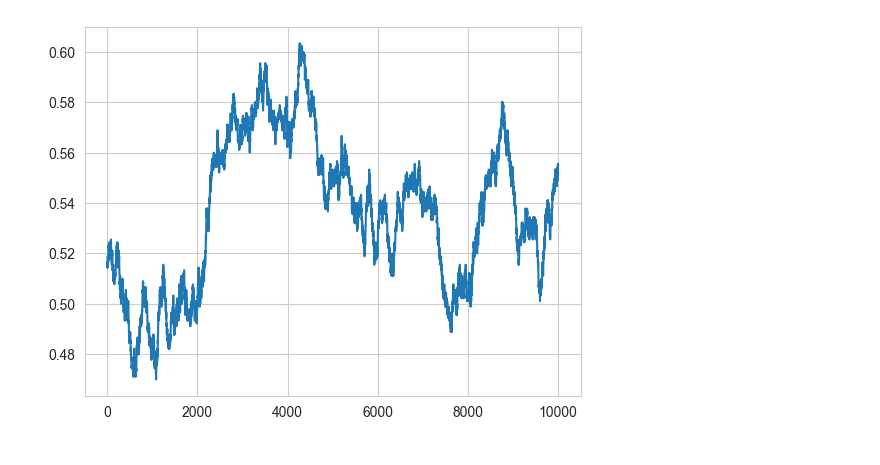
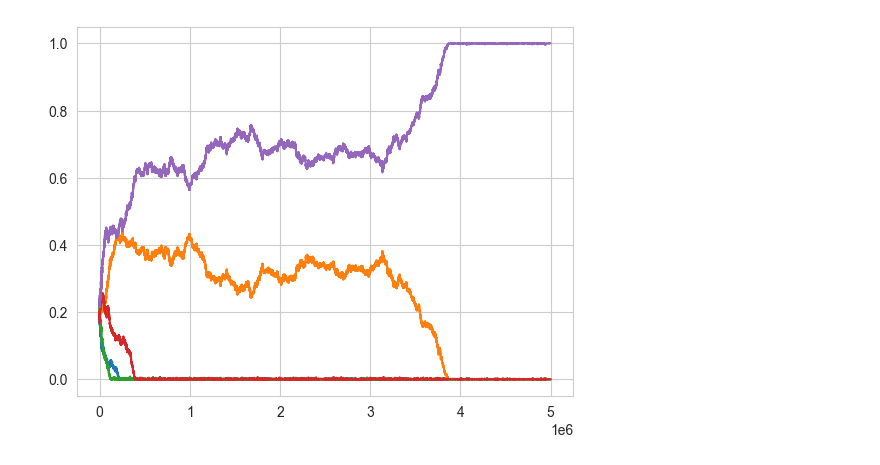
Before and after one commit to DarioFi/Potts-model-phase-transitions, a Jupyter notebook: Potts.ipynb, the cells around one changed output. Saved outputs shown, nothing was run; the diff lists cells and outputs as text; code cells hidden in the pictures.

Commit message:
magnetization plot

```diff
--- a/Potts.ipynb
+++ b/Potts.ipynb
@@ -7,7 +7,7 @@ import seaborn as sns
 
 L = 30             # side length
 N = L ** 2        # number of sites
-q = 2             # number of states per site
+q = 5             # number of states per site
 # %%
 # energy function of the potts model with long-range interactions.
 def energy(sigma, J):
@@ -84,23 +84,33 @@ def metropolis(delta_en, t):
 #     for j in [(i//L)*L + (i+1)%L, (i//L)*L + (i-1)%L, ((i//L+1)%L)*L + i%L, ((i//L-1)%L)*L + i%L]:
 #         J[i, j] = np.random.randn()
 
-# ferromagnetic interaction
-J = - np.ones((N, N))
+# # complete ferromagnetic interaction
+# J = - np.ones((N, N))
+
+# ferromagnetic nearest-neighbour interaction matrix
+k = - 1   # interaction strength
+J = np.zeros((N, N))
+assert np.sqrt(N) == int(np.sqrt(N))    # N must be a perfect square
+for i in range(N):
+    for j in [(i//L)*L + (i+1)%L, (i//L)*L + (i-1)%L, ((i//L+1)%L)*L + i%L, ((i//L-1)%L)*L + i%L]:
+        J[i, j] = k
 # %%
 # Monte Carlo simulation
 
 # random initial configuration
 sigma = np.random.randint(0, q, N)
 
-t = 0.5
-nstep = 10000
+t = 0.0005
+nstep = 5000000
 stride = 1000
 
 en = energy(sigma, J)
+
 en_history = []
-mag_history = np.zeros((q, nstep))
+mag_history = np.zeros((q, nstep+1))
 prob_history = []
 n_accepted = 0
+mag_history[:, 0] = np.bincount(sigma, minlength=q)
 
 for istep in range(nstep):
 
@@ -113,18 +123,24 @@ for istep in range(nstep):
     if delta_en > 0:
         prob_history.append(min(1, np.exp(- delta_en / t)))
 
+    # prepare magnetization update
+    mag_history[:, istep+1] = mag_history[:, istep]
+
     # metropolis update rule
     if metropolis(delta_en, t):
         # update state
+        q_old = sigma[ind]
         sigma[ind] = q_new
         n_accepted += 1
 
         # update energy
         en += delta_en
+        # update magnetization history
+        mag_history[q_old, istep+1] -= 1
+        mag_history[q_new, istep+1] += 1
 
-    # update history
+    # update energy history
     en_history.append(en)
-    mag_history[:, istep] = np.bincount(sigma)
 
     if istep % stride == 0:
         print(istep, en)
@@ -144,3 +167,9 @@ en_history = np.array(en_history)
+# %%
+burnin = 0
+en_history_full = en_history
+mag_history_full = mag_history
+en_history = en_history[burnin:]
+mag_history = mag_history[:, burnin:]
 # %%
 plt.plot(en_history)
 plt.xlabel("step")
@@ -160,5 +201,6 @@ Fraction of accepted proposals: 0.9272
 # %%
-plt.plot(mag_history[0] / N)
+for i in range(q):
+    plt.plot(mag_history[i] / N, label=i)
 plt.show()
 # %% [output]
-[figure, old version]
+[figure, new version]
```
Also changed, not shown: parts of 4 cells of this notebook, 1 other file.
